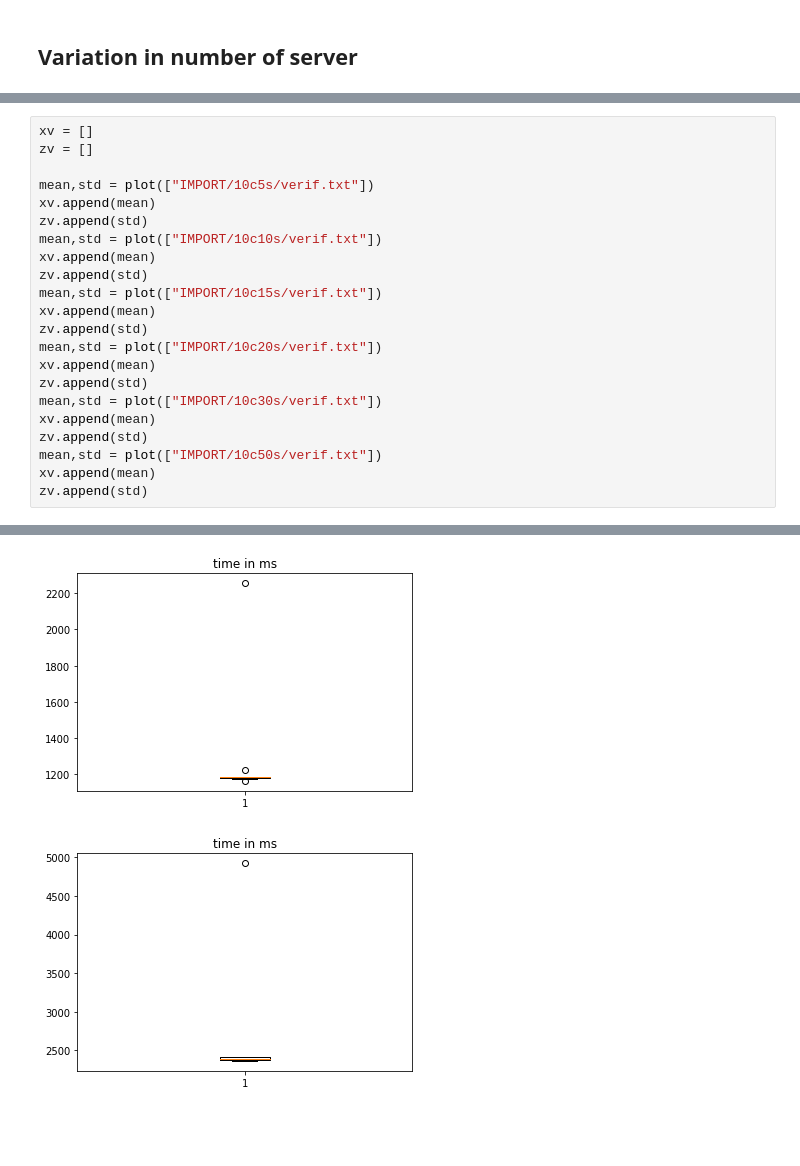
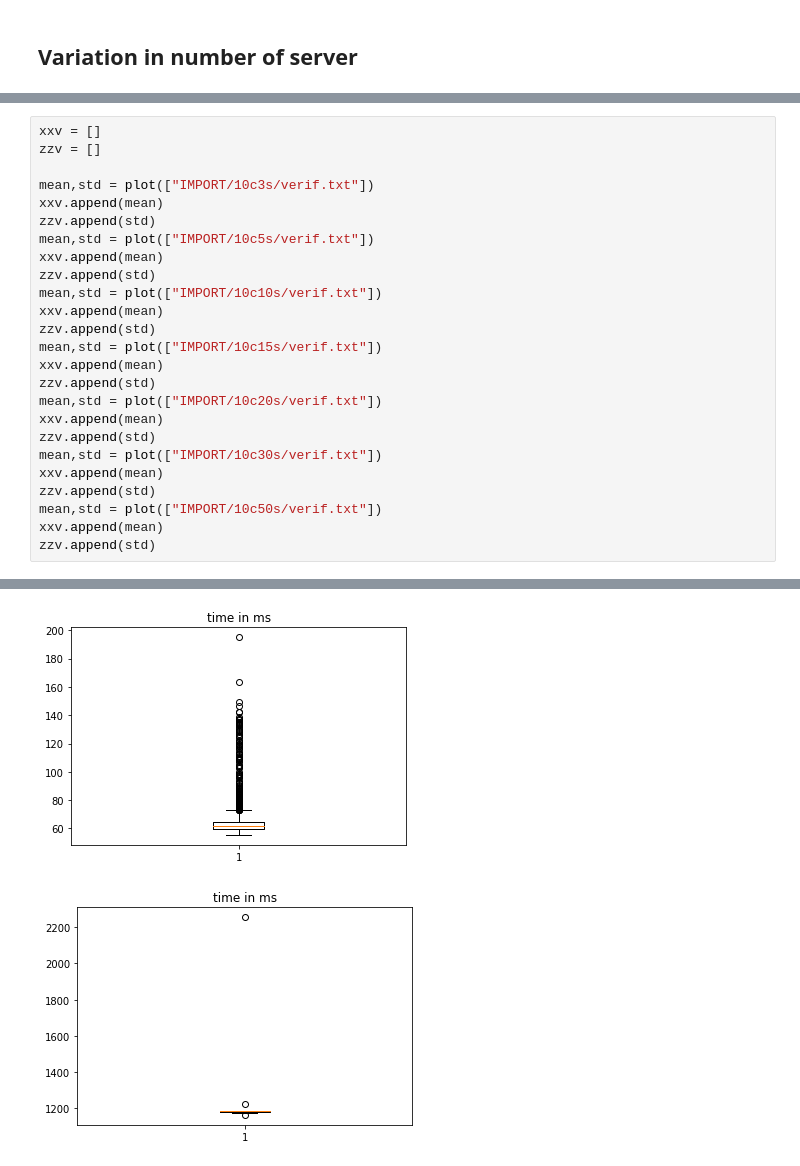
Before and after one commit to maxpr/MasterProjectDocuments, a Jupyter notebook: FinalPlotting/Untitled.ipynb, the cells around one changed output, grey strips where cells are left out. Drawn from its saved outputs; the diff is of its cells as text; blank space fills up the shorter version.

```diff
--- a/FinalPlotting/Untitled.ipynb
+++ b/FinalPlotting/Untitled.ipynb
@@ -682,23 +800,26 @@ std is 17.2978610766
 # %%
-xv = []
-zv = []
+xxv = []
+zzv = []
 
+mean,std = plot(["IMPORT/10c3s/verif.txt"])
+xxv.append(mean)
+zzv.append(std)
 mean,std = plot(["IMPORT/10c5s/verif.txt"])
-xv.append(mean)
-zv.append(std)
+xxv.append(mean)
+zzv.append(std)
 mean,std = plot(["IMPORT/10c10s/verif.txt"])
-xv.append(mean)
-zv.append(std)
+xxv.append(mean)
+zzv.append(std)
 mean,std = plot(["IMPORT/10c15s/verif.txt"])
-xv.append(mean)
-zv.append(std)
+xxv.append(mean)
+zzv.append(std)
 mean,std = plot(["IMPORT/10c20s/verif.txt"])
-xv.append(mean)
-zv.append(std)
+xxv.append(mean)
+zzv.append(std)
 mean,std = plot(["IMPORT/10c30s/verif.txt"])
-xv.append(mean)
-zv.append(std)
+xxv.append(mean)
+zzv.append(std)
 mean,std = plot(["IMPORT/10c50s/verif.txt"])
-xv.append(mean)
-zv.append(std)
+xxv.append(mean)
+zzv.append(std)
 # %% [output]
@@ -721,2 +844,2 @@ std is 760.193187184
-[figure, old version]
+[figure, new version]
-[figure, old version]
+[figure, new version]
```
Also changed, not shown: parts of 15 cells of this notebook.
